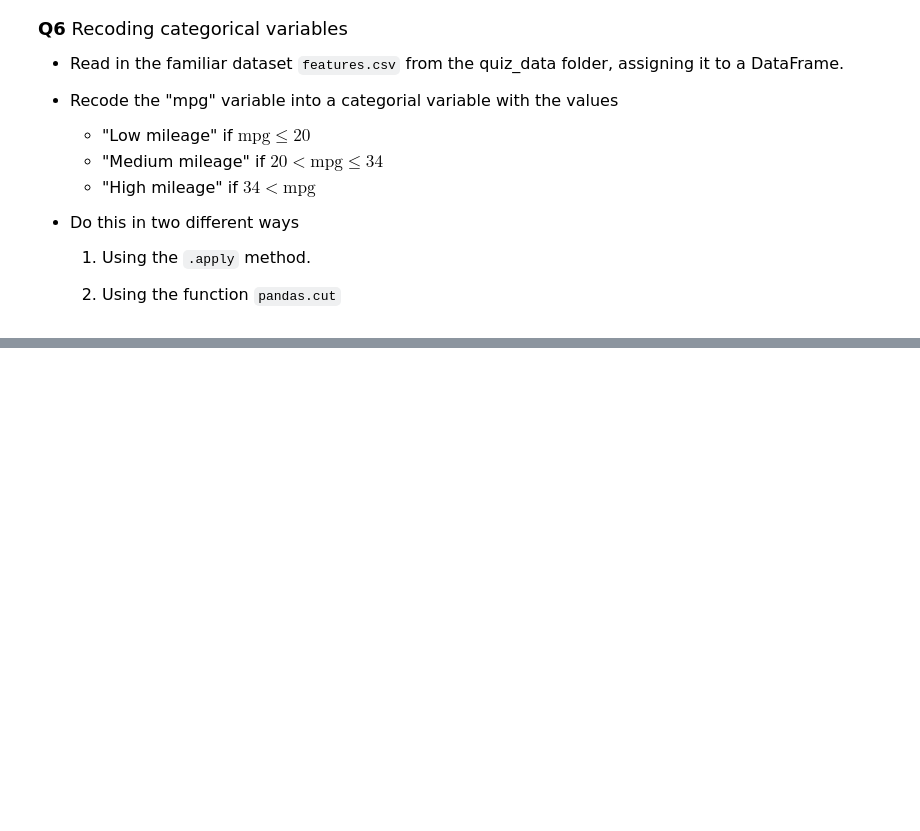
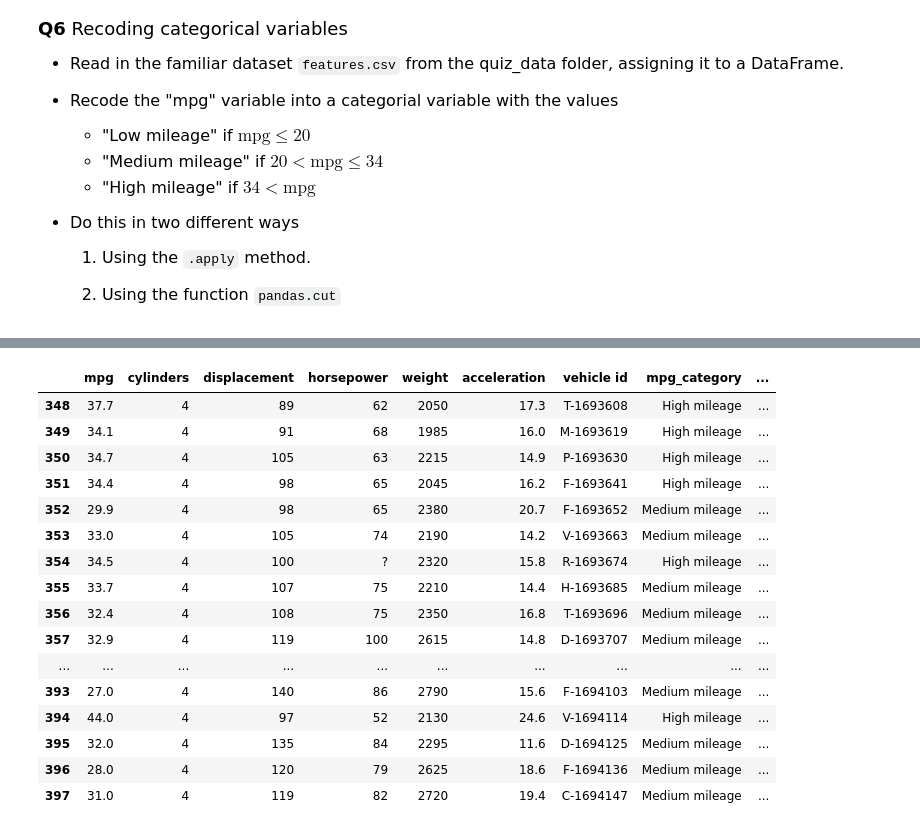
Before and after one commit to aagamapprakash/datasci151spring2026, a Jupyter notebook: _quizzes/practice_quiz_4/practice_quiz_4.ipynb, the cells around one changed output, grey strips where cells are left out. Drawn from its saved outputs; the diff is of its cells as text; code cells hidden in the pictures; blank space fills up the shorter version.

```diff
--- a/_quizzes/practice_quiz_4/practice_quiz_4.ipynb
+++ b/_quizzes/practice_quiz_4/practice_quiz_4.ipynb
@@ -219,3 +272,17 @@ df_elec_merge
     2. Using the function `pandas.cut`
 # %%
 # your code here
+df_features = pd.read_csv("quiz_data/features.csv")
+
+# 1 - Apply Method
+def make_mpg(mpg):
+    if mpg <= 20:
+        return "Low mileage"
+    elif mpg <= 34:
+        return "Medium mileage"
+    else:
+        return "High mileage"
+
+df_features["mpg_category"] = df_features["mpg"].apply(make_mpg)
+
+df_features.head(20)
@@ -221,0 +307,29 @@ df_elec_merge
+# %%
+mpg_bins = [0, 20, 34, np.inf]
+
+mpg_labels = ["Low mileage", "Medium mileage", "High mileage"]
+
+df_features["new_mpg_category"] = pd.cut(df_features["mpg"],
+                                bins = mpg_bins,
+                                right = True,
+                                labels = mpg_labels)
+
+df_features.tail(50)
+# %% [output]
+|  | mpg | cylinders | displacement | horsepower | weight | acceleration | vehicle id | mpg_category | ... |
+| 348 | 37.7 | 4 | 89 | 62 | 2050 | 17.3 | T-1693608 | High mileage | ... |
+| 349 | 34.1 | 4 | 91 | 68 | 1985 | 16.0 | M-1693619 | High mileage | ... |
+| 350 | 34.7 | 4 | 105 | 63 | 2215 | 14.9 | P-1693630 | High mileage | ... |
+| 351 | 34.4 | 4 | 98 | 65 | 2045 | 16.2 | F-1693641 | High mileage | ... |
+| 352 | 29.9 | 4 | 98 | 65 | 2380 | 20.7 | F-1693652 | Medium mileage | ... |
+| 353 | 33.0 | 4 | 105 | 74 | 2190 | 14.2 | V-1693663 | Medium mileage | ... |
+| 354 | 34.5 | 4 | 100 | ? | 2320 | 15.8 | R-1693674 | High mileage | ... |
+| 355 | 33.7 | 4 | 107 | 75 | 2210 | 14.4 | H-1693685 | Medium mileage | ... |
+| 356 | 32.4 | 4 | 108 | 75 | 2350 | 16.8 | T-1693696 | Medium mileage | ... |
+| 357 | 32.9 | 4 | 119 | 100 | 2615 | 14.8 | D-1693707 | Medium mileage | ... |
+| ... | ... | ... | ... | ... | ... | ... | ... | ... | ... |
+| 393 | 27.0 | 4 | 140 | 86 | 2790 | 15.6 | F-1694103 | Medium mileage | ... |
+| 394 | 44.0 | 4 | 97 | 52 | 2130 | 24.6 | V-1694114 | High mileage | ... |
+| 395 | 32.0 | 4 | 135 | 84 | 2295 | 11.6 | D-1694125 | Medium mileage | ... |
+| 396 | 28.0 | 4 | 120 | 79 | 2625 | 18.6 | F-1694136 | Medium mileage | ... |
+| 397 | 31.0 | 4 | 119 | 82 | 2720 | 19.4 | C-1694147 | Medium mileage | ... |
```
Also changed, not shown: parts of 6 cells of this notebook, 2 other files.
